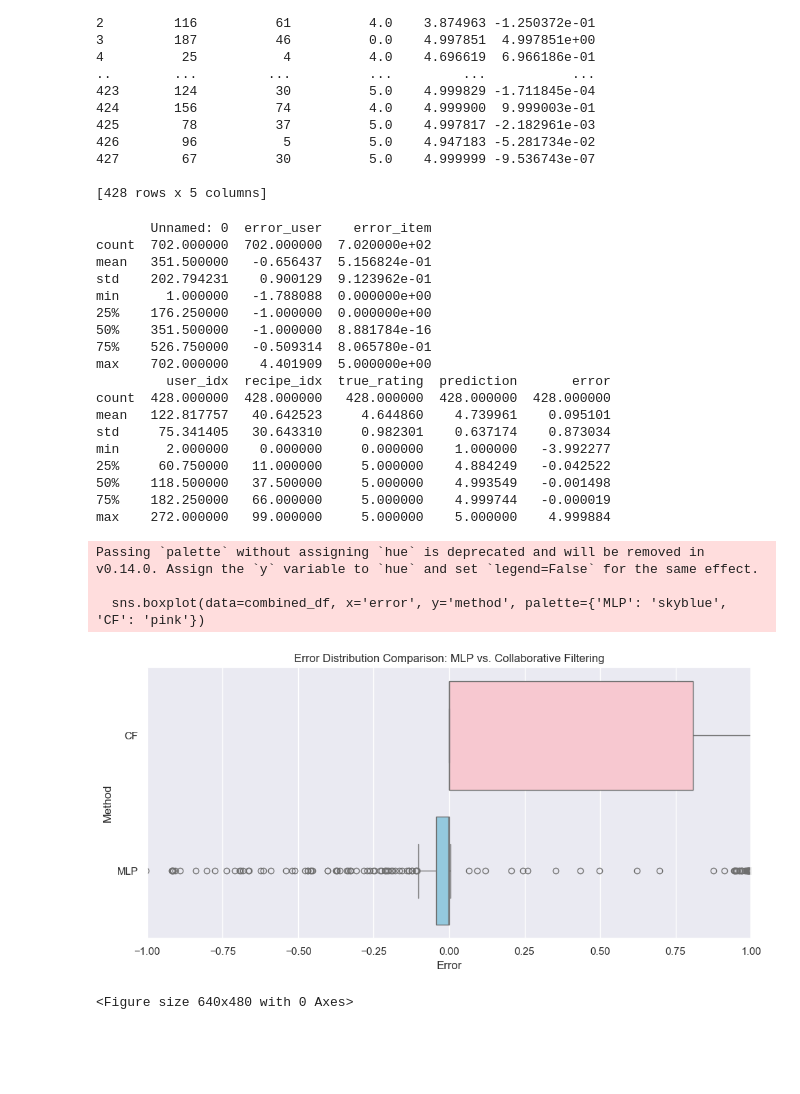
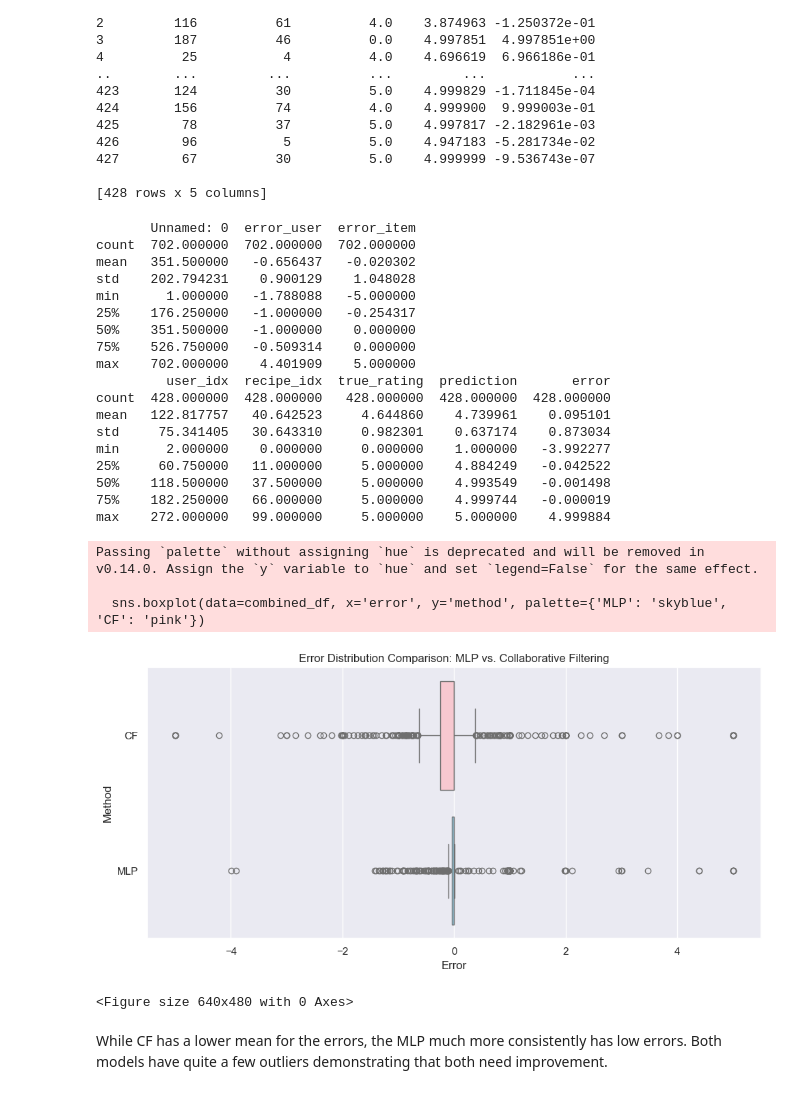
Before and after one commit to vivianweigel/TastyML, a Jupyter notebook: MLP_final_v2.ipynb, the cells around one changed output. Drawn from its saved outputs; the diff is of its cells as text; code cells hidden in the pictures; blank space fills up the shorter version.

```diff
--- a/MLP_V2.ipynb
+++ b/MLP_final_v2.ipynb
@@ -325,7 +326,7 @@ Recipe ID: 12003, Recipe Name: Traditional Lasagna Predicted Rating: 5.00
 # %%
 def compute_test_errors(model, test_dataset, device='cpu'):
     """
-    Computes predictions and absolute errors for each instance in the test dataset.
+    Calcs predictions and absolute errors for each item in the test dataset.
 
     Parameters:
         model (nn.Module): The trained neural network model.
@@ -335,24 +336,24 @@ def compute_test_errors(model, test_dataset, device='cpu'):
     Returns:
         pd.DataFrame: DataFrame containing predictions and error metrics.
     """
-    model.eval()  # Set model to evaluation mode
+    model.eval()
     predictions = []
     errors = []
 
-    # Iterate over the dataset using __getitem__ method
+    # iterate over the dataset using __getitem__ method
     with torch.no_grad():
         for i in range(len(test_dataset)):
-            # loop through test data and compute error
+            # loop through test data and calculate error
             sample = test_dataset[i]
             user_tensor = sample['user'].unsqueeze(0).to(device)    # shape: (1,)
             recipe_tensor = sample['recipe'].unsqueeze(0).to(device)  # shape: (1,)
 
-            # Compute prediction from model
+            # compute prediction from model
             pred = model(user_tensor, recipe_tensor)
             pred_value = pred.item()
             predictions.append(pred_value)
 
-            # True rating
+            # compare to true rating
             true_rating = sample['rating'].item() if isinstance(sample['rating'], torch.Tensor) else float(sample['rating'])
             errors.append(pred_value - true_rating)
 
@@ -390,15 +391,15 @@ cf_errors.head()
 print(cf_errors.describe())
 print(mlp_errors.describe())
 # %% [output]
-       Unnamed: 0  error_user    error_item
-count  702.000000  702.000000  7.020000e+02
-mean   351.500000   -0.656437  5.156824e-01
-std    202.794231    0.900129  9.123962e-01
-min      1.000000   -1.788088  0.000000e+00
-25%    176.250000   -1.000000  0.000000e+00
-50%    351.500000   -1.000000  8.881784e-16
-75%    526.750000   -0.509314  8.065780e-01
-max    702.000000    4.401909  5.000000e+00
+       Unnamed: 0  error_user  error_item
+count  702.000000  702.000000  702.000000
+mean   351.500000   -0.656437   -0.020302
+std    202.794231    0.900129    1.048028
+min      1.000000   -1.788088   -5.000000
+25%    176.250000   -1.000000   -0.254317
+50%    351.500000   -1.000000    0.000000
+75%    526.750000   -0.509314    0.000000
+max    702.000000    4.401909    5.000000
          user_idx  recipe_idx  true_rating  prediction       error
 count  428.000000  428.000000   428.000000  428.000000  428.000000
 mean   122.817757   40.642523     4.644860    4.739961    0.095101
@@ -411,28 +412,28 @@ max    272.000000   99.000000     5.000000    5.000000    4.999884
 # %%
 # Add a column to identify the method
 mlp_errors['method'] = 'MLP'
 cf_errors['method'] = 'CF'
 cf_errors.rename(columns={'error_item': 'error'}, inplace=True)
 
-# Concatenate the DataFrames
+# concatenate the DataFrames
 combined_df = pd.concat([cf_errors[['error', 'method']], mlp_errors[['error', 'method']]])
 
-# Set the Seaborn theme to the default gray background ("darkgrid")
 sns.set_theme(style="darkgrid")
 
 # Create the boxplot
 plt.figure(figsize=(10, 5))
-plt.xlim(-1, 1)
 sns.boxplot(data=combined_df, x='error', y='method', palette={'MLP': 'skyblue', 'CF': 'pink'})
 plt.title("Error Distribution Comparison: MLP vs. Collaborative Filtering")
 plt.xlabel("Error")
 plt.ylabel("Method")
 plt.tight_layout()
 plt.show()
 plt.savefig('MLP_vs_Collaborative_Filtering.png')
 # %% [output]
 Passing `palette` without assigning `hue` is deprecated and will be removed in v0.14.0. Assign the `y` variable to `hue` and set `legend=False` for the same effect.
 
   sns.boxplot(data=combined_df, x='error', y='method', palette={'MLP': 'skyblue', 'CF': 'pink'})
-[figure, old version]
+[figure, new version]
 <Figure size 640x480 with 0 Axes>
+# %% [markdown]
+While CF has a lower mean for the errors, the MLP much more consistently has low errors. Both models have quite a few outliers demonstrating that both need improvement.
```
Also changed, not shown: parts of 5 cells of this notebook, 7 other files.
